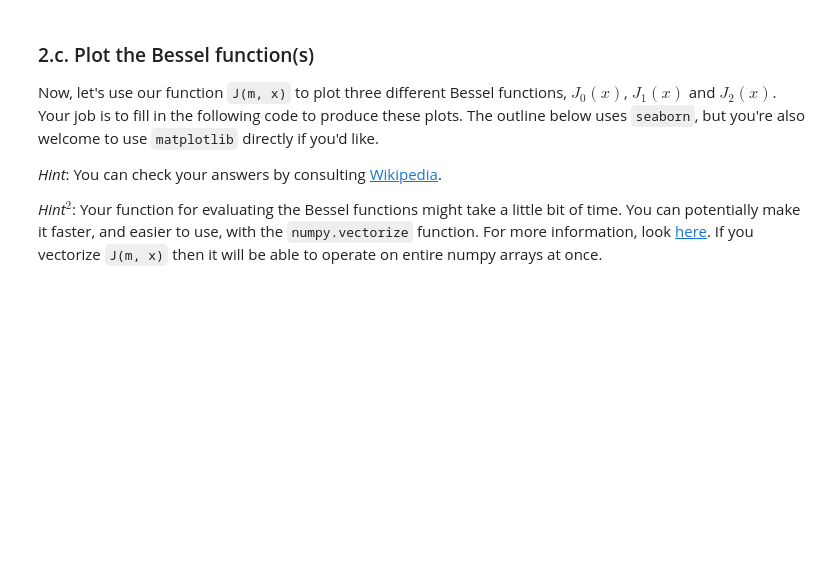
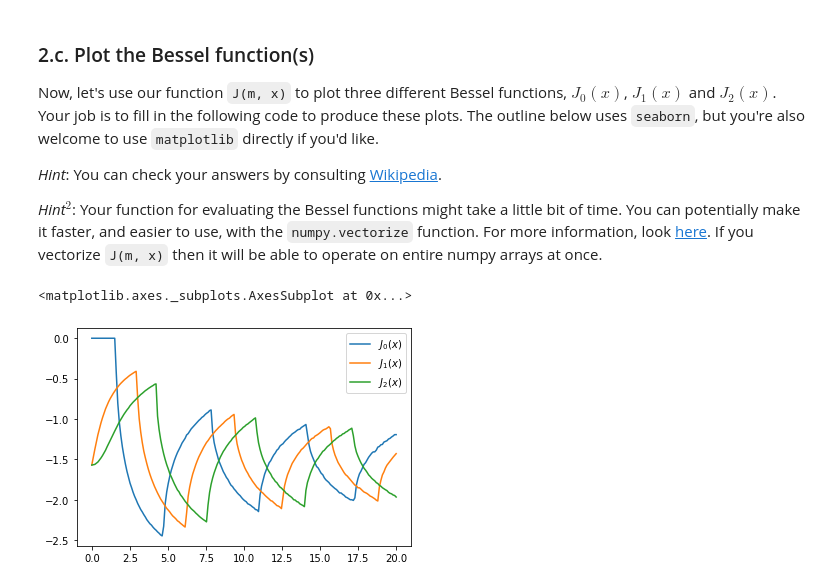
Before and after one commit to Joshua-Suarez/homework-2, a Jupyter notebook: homework-2.ipynb, the cells around one changed output. Drawn from its saved outputs; the diff is of its cells as text; code cells hidden in the pictures; blank space fills up the shorter version.

```diff
--- a/homework-2.ipynb
+++ b/homework-2.ipynb
@@ -119,3 +98,30 @@ def J(m, x):
+# %%
+def J(m, x):
+
+    import numpy as np
+
+    def integrate(f, a, b, N):
+
+        if N % 2 == 1:
+            N += 1
+
+        dx = (b - a) / N
+
+        total = 0
+
+        for i in range(N):
+            if i % 2 == 0:
+                continue
+            total += (dx / 3) * (f(a + (i - 1) * dx) + 4 * f(a + i *dx) + f(a + (i + 1) * dx))
+        return total
+
+    def integrand(theta):
+        return (np.cos(m * theta - x * np.sin(theta)) // np.pi)
+
+    SUMMS = integrate (integrand, 0, np.pi, 1000)
+
+
+    return SUMMS
 # %% [markdown]
 ### 2.b. Test the function
 
@@ -147,22 +157,24 @@ Now, let's use our function `J(m, x)` to plot three different Bessel functions,
 # %%
 import seaborn as sns
 import numpy as np
 
 # x sample points
 x = np.linspace(0, 20, 200)
 
-y0 = # FILL THIS IN, y-values of J0(x)
-y1 = # FILL THIS IN, y-values of J1(x)
-y2 = # FILL THIS IN, y-values of J2(x)
+y0 = J(0,x)
+y1 = J(1,x)
+y2 = J(2, x)
 
 sns.lineplot(x,
-             # FILL THIS IN
-             label='$J_0(x)$')
+             J(0,x),
+              label="$J_0(x)$")
 
 sns.lineplot(x,
-             # FILL THIS IN
-             label='$J_1(x)$')
-
+            J(1,x),
+             label="$J_1(x)$")
 sns.lineplot(x,
-             # FILL THIS IN
+             J(2,x),
              label='$J_2(x)$')
+# %% [output]
+<matplotlib.axes._subplots.AxesSubplot at 0x...>
+[figure, added]
```
Also changed, not shown: parts of 4 cells of this notebook.
